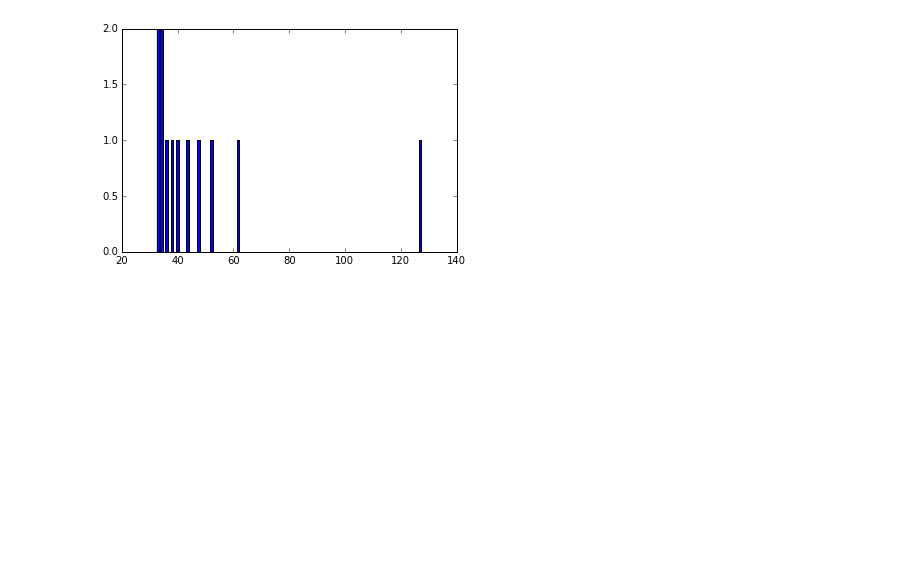
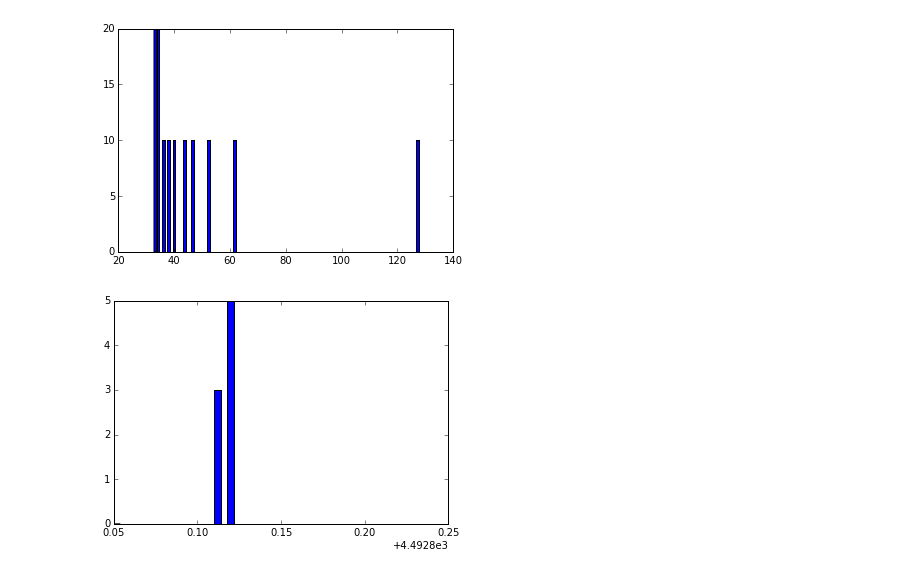
Before and after one commit to hcamalan/Bursting, a Jupyter notebook: [CLASSIFIED] Project Bursting.ipynb, the cells around one changed output. Drawn from its saved outputs; the diff is of its cells as text; code cells hidden in the pictures; blank space fills up the shorter version.

```diff
--- a/[CLASSIFIED] Project Bursting.ipynb
+++ b/[CLASSIFIED] Project Bursting.ipynb
@@ -141,7 +144,7 @@ volt_init = -50
 n_init = 0
 c_init = 0.45
 dt = 0.01
-time_in_seconds = 5
+time_in_seconds = 50
 t_range = np.array([0,time_in_seconds*1000.0])
 
 
@@ -204,9 +213,16 @@ plt.ylabel('Concentration c')
 # %%
 spiketimes = t[spike_idc]
 isi_raw = np.roll(spiketimes,-1)-spiketimes
 isi_raw1 = isi_raw[0:-1]
 
-plt.hist(isi_raw1[isi_raw1 < 2000],100)
+#print isi_raw1
+#a = isi_raw > 4000
+#print isi_raw[a]
+
+plt.hist(isi_raw1[isi_raw1<2000], 100)
 plt.show()
+plt.hist(isi_raw1[isi_raw1>2000], 50, range = [4492.85, 4493.05])
+plt.show()
 # %% [output]
-[figure, old version]
+[figure, new version]
+[figure, added]
```
Also changed, not shown: parts of 10 cells of this notebook, 4 other files.
